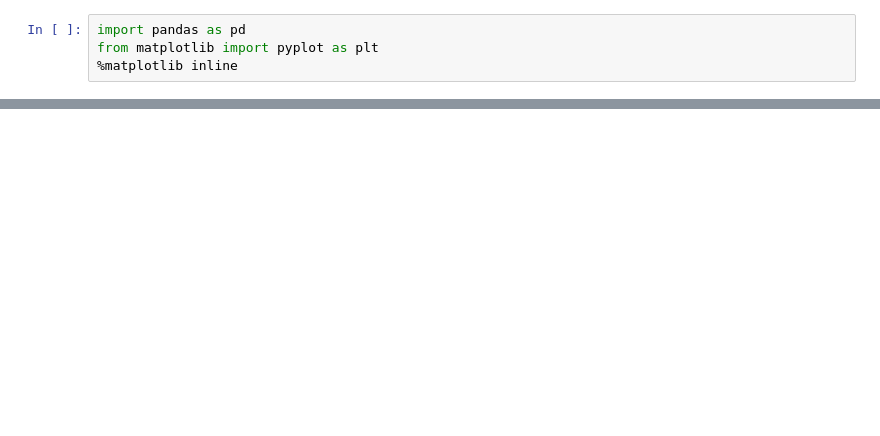
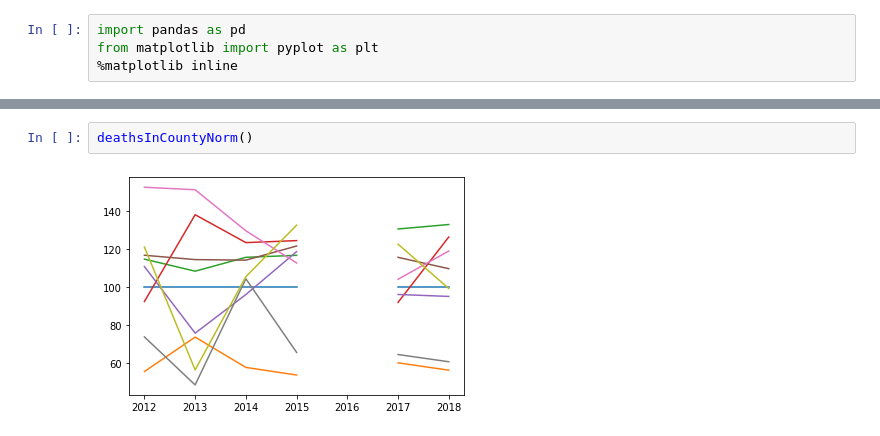
Before and after one commit to jeremyrrose/python_project03, a Jupyter notebook: plot_data.ipynb, the cells around one changed output, grey strips where cells are left out. Saved outputs shown, nothing was run; the diff lists cells and outputs as text; blank space fills up the shorter version.

```diff
--- a/plot_data.ipynb
+++ b/plot_data.ipynb
@@ -37,0 +53,4 @@ plt.plot(econ["Year"],econ["%Unemployed"] / econ[econ.Jurisdiction] )
+# %%
+deathsInCountyNorm()
+# %% [output]
+[figure, added]
```
Also changed, not shown: parts of 8 cells of this notebook.
